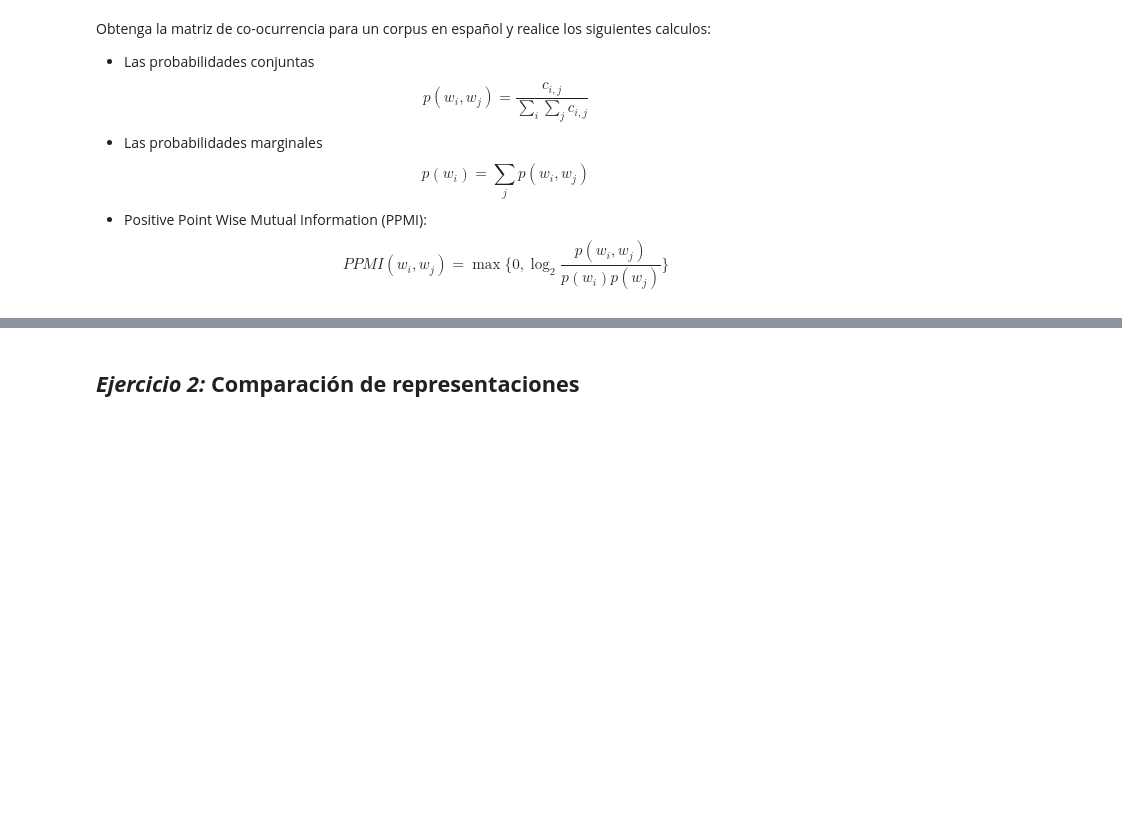
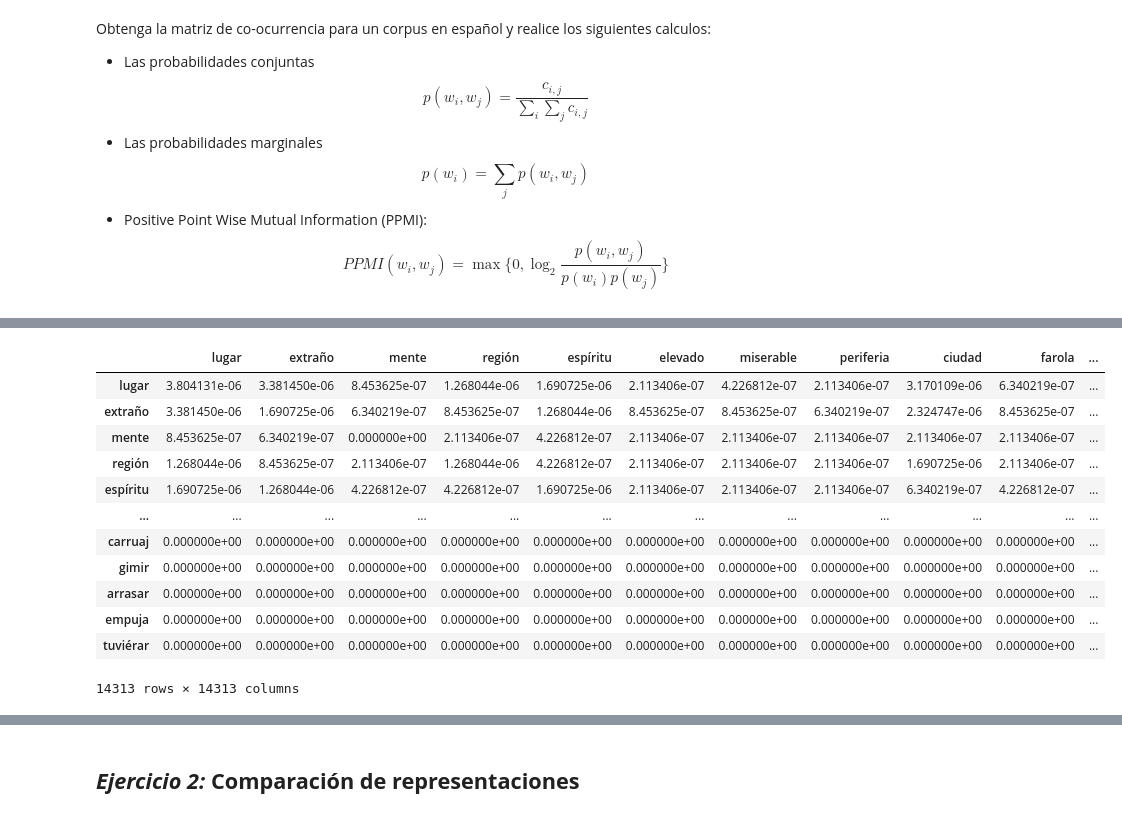
Before and after one commit to umoqnier/st-cl-2025-2-lab, a Jupyter notebook: practicas/fwgalde/P3/3_language_models_word_vectors.ipynb, the cells around one changed output, grey strips where cells are left out. Saved outputs shown, nothing was run; the diff lists cells and outputs as text; code cells hidden in the pictures; blank space fills up the shorter version.

Commit message:
feat(task1): finished task 1.
- Calculate joint probabilities
- Calculate marginal probabilites
- PPMI

```diff
--- a/practicas/fwgalde/P3/3_language_models_word_vectors.ipynb
+++ b/practicas/fwgalde/P3/3_language_models_word_vectors.ipynb
@@ -1229,0 +233,18 @@ ModuleNotFoundError: No module named 'polars'
+# %%
+joint_prob = get_joint_probabilities(coocurrence_matrix)
+jp = pd.DataFrame(data=joint_prob, index=list(indices.keys()), columns=list(indices.keys()))
+jp
+# %% [output]
+|  | lugar | extraño | mente | región | espíritu | elevado | miserable | periferia | ciudad | farola | ... |
+| lugar | 3.804131e-06 | 3.381450e-06 | 8.453625e-07 | 1.268044e-06 | 1.690725e-06 | 2.113406e-07 | 4.226812e-07 | 2.113406e-07 | 3.170109e-06 | 6.340219e-07 | ... |
+| extraño | 3.381450e-06 | 1.690725e-06 | 6.340219e-07 | 8.453625e-07 | 1.268044e-06 | 8.453625e-07 | 8.453625e-07 | 6.340219e-07 | 2.324747e-06 | 8.453625e-07 | ... |
+| mente | 8.453625e-07 | 6.340219e-07 | 0.000000e+00 | 2.113406e-07 | 4.226812e-07 | 2.113406e-07 | 2.113406e-07 | 2.113406e-07 | 2.113406e-07 | 2.113406e-07 | ... |
+| región | 1.268044e-06 | 8.453625e-07 | 2.113406e-07 | 1.268044e-06 | 4.226812e-07 | 2.113406e-07 | 2.113406e-07 | 2.113406e-07 | 1.690725e-06 | 2.113406e-07 | ... |
+| espíritu | 1.690725e-06 | 1.268044e-06 | 4.226812e-07 | 4.226812e-07 | 1.690725e-06 | 2.113406e-07 | 2.113406e-07 | 2.113406e-07 | 6.340219e-07 | 4.226812e-07 | ... |
+| ... | ... | ... | ... | ... | ... | ... | ... | ... | ... | ... | ... |
+| carruaj | 0.000000e+00 | 0.000000e+00 | 0.000000e+00 | 0.000000e+00 | 0.000000e+00 | 0.000000e+00 | 0.000000e+00 | 0.000000e+00 | 0.000000e+00 | 0.000000e+00 | ... |
+| gimir | 0.000000e+00 | 0.000000e+00 | 0.000000e+00 | 0.000000e+00 | 0.000000e+00 | 0.000000e+00 | 0.000000e+00 | 0.000000e+00 | 0.000000e+00 | 0.000000e+00 | ... |
+| arrasar | 0.000000e+00 | 0.000000e+00 | 0.000000e+00 | 0.000000e+00 | 0.000000e+00 | 0.000000e+00 | 0.000000e+00 | 0.000000e+00 | 0.000000e+00 | 0.000000e+00 | ... |
+| empuja | 0.000000e+00 | 0.000000e+00 | 0.000000e+00 | 0.000000e+00 | 0.000000e+00 | 0.000000e+00 | 0.000000e+00 | 0.000000e+00 | 0.000000e+00 | 0.000000e+00 | ... |
+| tuviérar | 0.000000e+00 | 0.000000e+00 | 0.000000e+00 | 0.000000e+00 | 0.000000e+00 | 0.000000e+00 | 0.000000e+00 | 0.000000e+00 | 0.000000e+00 | 0.000000e+00 | ... |
+14313 rows × 14313 columns
```
Also changed, not shown: parts of 182 cells of this notebook.
